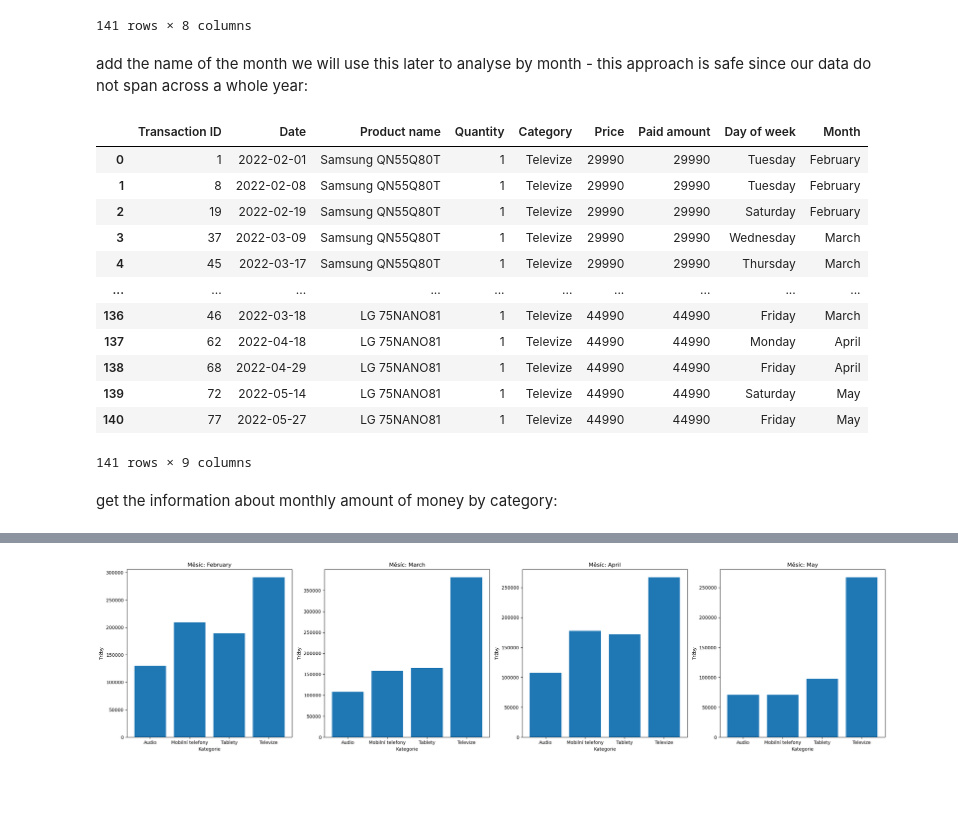
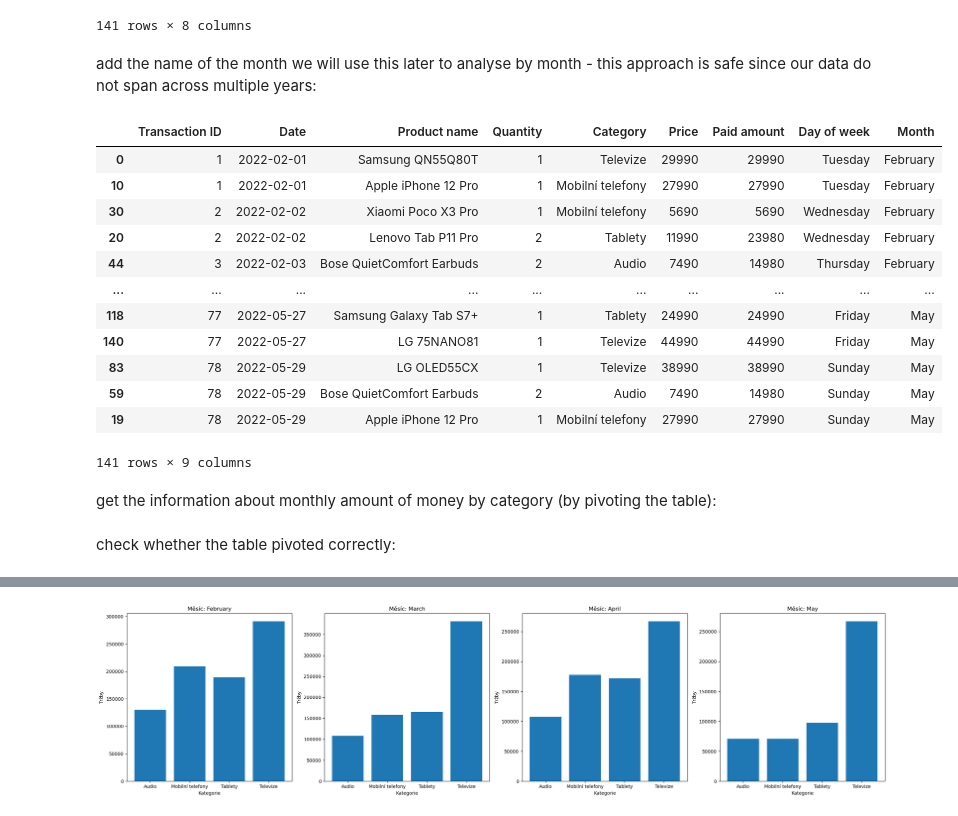
Before and after one commit to kejlajan/work_test, a Jupyter notebook: data_visualization_pipeline.ipynb, the cells around one changed output, grey strips where cells are left out. Drawn from its saved outputs; the diff is of its cells as text; code cells hidden in the pictures; blank space fills up the shorter version.

```diff
--- a/data_visualization_pipeline.ipynb
+++ b/data_visualization_pipeline.ipynb
@@ -105,23 +109,24 @@ money_transactions_DF.sort_values(by="Date")
 | 19 | 78 | 2022-05-29 | Apple iPhone 12 Pro | 1 | Mobilní telefony | 27990 | 27990 | Sunday |
 141 rows × 8 columns
 # %% [markdown]
-add the name of the month we will use this later to analyse by month - this approach is safe since our data do not span across a whole year:
+add the name of the month we will use this later to analyse by month - this approach is safe since our data do not span across multiple years:
 # %%
 money_transactions_DF["Month"] = money_transactions_DF["Date"].dt.month_name()
+money_transactions_DF = money_transactions_DF.sort_values(by="Date")
 money_transactions_DF
 # %% [output]
 |  | Transaction ID | Date | Product name | Quantity | Category | Price | Paid amount | Day of week | Month |
 | 0 | 1 | 2022-02-01 | Samsung QN55Q80T | 1 | Televize | 29990 | 29990 | Tuesday | February |
-| 1 | 8 | 2022-02-08 | Samsung QN55Q80T | 1 | Televize | 29990 | 29990 | Tuesday | February |
-| 2 | 19 | 2022-02-19 | Samsung QN55Q80T | 1 | Televize | 29990 | 29990 | Saturday | February |
-| 3 | 37 | 2022-03-09 | Samsung QN55Q80T | 1 | Televize | 29990 | 29990 | Wednesday | March |
-| 4 | 45 | 2022-03-17 | Samsung QN55Q80T | 1 | Televize | 29990 | 29990 | Thursday | March |
+| 10 | 1 | 2022-02-01 | Apple iPhone 12 Pro | 1 | Mobilní telefony | 27990 | 27990 | Tuesday | February |
+| 30 | 2 | 2022-02-02 | Xiaomi Poco X3 Pro | 1 | Mobilní telefony | 5690 | 5690 | Wednesday | February |
+| 20 | 2 | 2022-02-02 | Lenovo Tab P11 Pro | 2 | Tablety | 11990 | 23980 | Wednesday | February |
+| 44 | 3 | 2022-02-03 | Bose QuietComfort Earbuds | 2 | Audio | 7490 | 14980 | Thursday | February |
 | ... | ... | ... | ... | ... | ... | ... | ... | ... | ... |
-| 136 | 46 | 2022-03-18 | LG 75NANO81 | 1 | Televize | 44990 | 44990 | Friday | March |
-| 137 | 62 | 2022-04-18 | LG 75NANO81 | 1 | Televize | 44990 | 44990 | Monday | April |
-| 138 | 68 | 2022-04-29 | LG 75NANO81 | 1 | Televize | 44990 | 44990 | Friday | April |
-| 139 | 72 | 2022-05-14 | LG 75NANO81 | 1 | Televize | 44990 | 44990 | Saturday | May |
+| 118 | 77 | 2022-05-27 | Samsung Galaxy Tab S7+ | 1 | Tablety | 24990 | 24990 | Friday | May |
 | 140 | 77 | 2022-05-27 | LG 75NANO81 | 1 | Televize | 44990 | 44990 | Friday | May |
+| 83 | 78 | 2022-05-29 | LG OLED55CX | 1 | Televize | 38990 | 38990 | Sunday | May |
+| 59 | 78 | 2022-05-29 | Bose QuietComfort Earbuds | 2 | Audio | 7490 | 14980 | Sunday | May |
+| 19 | 78 | 2022-05-29 | Apple iPhone 12 Pro | 1 | Mobilní telefony | 27990 | 27990 | Sunday | May |
 141 rows × 9 columns
 # %% [markdown]
-get the information about monthly amount of money by category:
+get the information about monthly amount of money by category (by pivoting the table):
@@ -127,0 +142,2 @@ get the information about monthly amount of money by category:
+# %% [markdown]
+check whether the table pivoted correctly:
```
Also changed, not shown: parts of 59 cells of this notebook, 5 other files.
